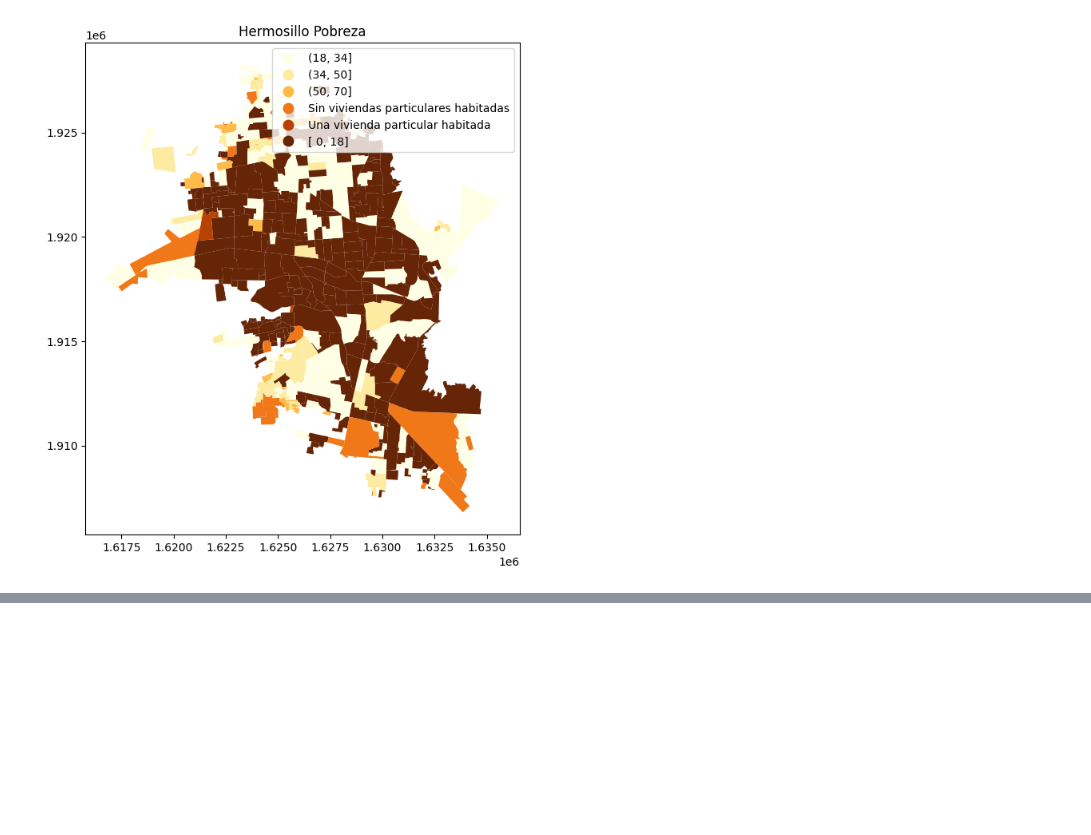
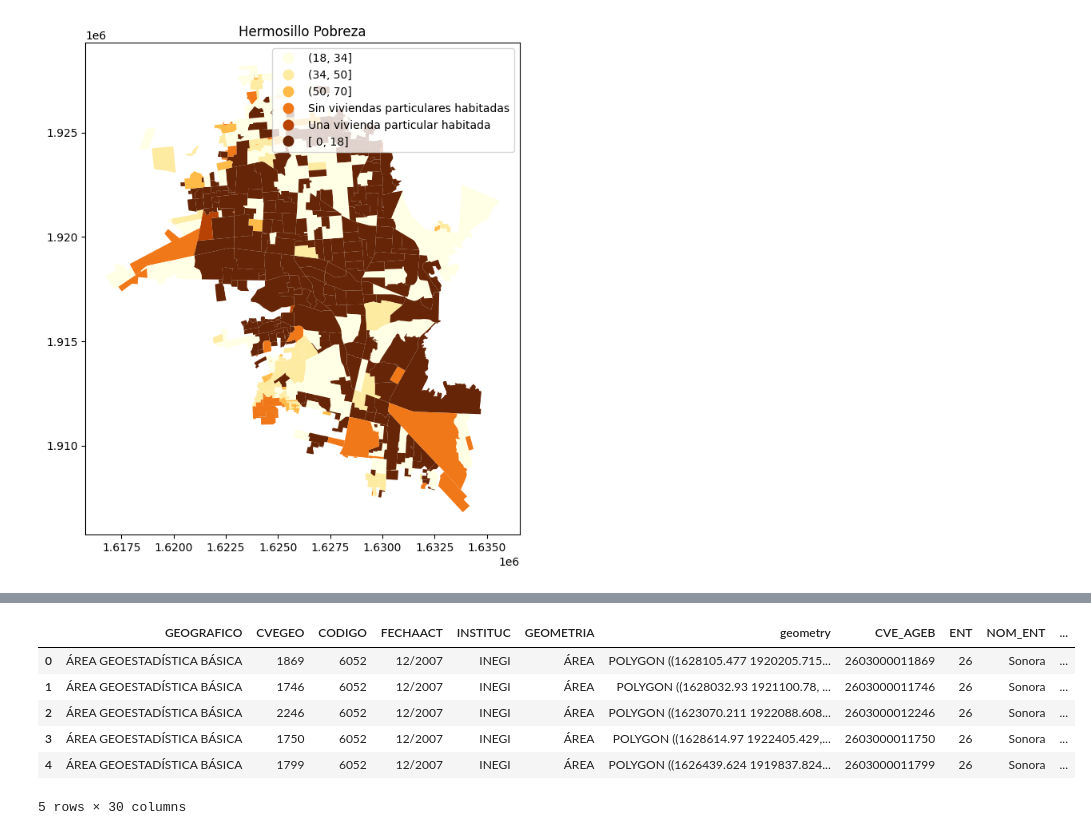
Before and after one commit to BSM-Analytics/proyecto-baches-hmo, a Jupyter notebook: notebooks/1.3_jmsd_socioeconomico_2015.ipynb, the cells around one changed output, grey strips where cells are left out. Cells and saved outputs as stored; diff of their text form; code cells hidden in the pictures; blank space fills up the shorter version.

```diff
--- a/notebooks/1.3_jmsd_socioeconomico_2015.ipynb
+++ b/notebooks/1.3_jmsd_socioeconomico_2015.ipynb
@@ -545,0 +604,11 @@ plt.show()
+# %%
+ageb = df.merge(ageb_hmo, left_on='CVEGEO', right_on='AGEB')
+ageb.head()
+# %% [output]
+|  | GEOGRAFICO | CVEGEO | CODIGO | FECHAACT | INSTITUC | GEOMETRIA | geometry | CVE_AGEB | ENT | NOM_ENT | ... |
+| 0 | ÁREA GEOESTADÍSTICA BÁSICA | 1869 | 6052 | 12/2007 | INEGI | ÁREA | POLYGON ((1628105.477 1920205.715... | 2603000011869 | 26 | Sonora | ... |
+| 1 | ÁREA GEOESTADÍSTICA BÁSICA | 1746 | 6052 | 12/2007 | INEGI | ÁREA | POLYGON ((1628032.93 1921100.78, ... | 2603000011746 | 26 | Sonora | ... |
+| 2 | ÁREA GEOESTADÍSTICA BÁSICA | 2246 | 6052 | 12/2007 | INEGI | ÁREA | POLYGON ((1623070.211 1922088.608... | 2603000012246 | 26 | Sonora | ... |
+| 3 | ÁREA GEOESTADÍSTICA BÁSICA | 1750 | 6052 | 12/2007 | INEGI | ÁREA | POLYGON ((1628614.97 1922405.429,... | 2603000011750 | 26 | Sonora | ... |
+| 4 | ÁREA GEOESTADÍSTICA BÁSICA | 1799 | 6052 | 12/2007 | INEGI | ÁREA | POLYGON ((1626439.624 1919837.824... | 2603000011799 | 26 | Sonora | ... |
+5 rows × 30 columns
```
Also changed, not shown: parts of 5 cells of this notebook, 5 other files.
